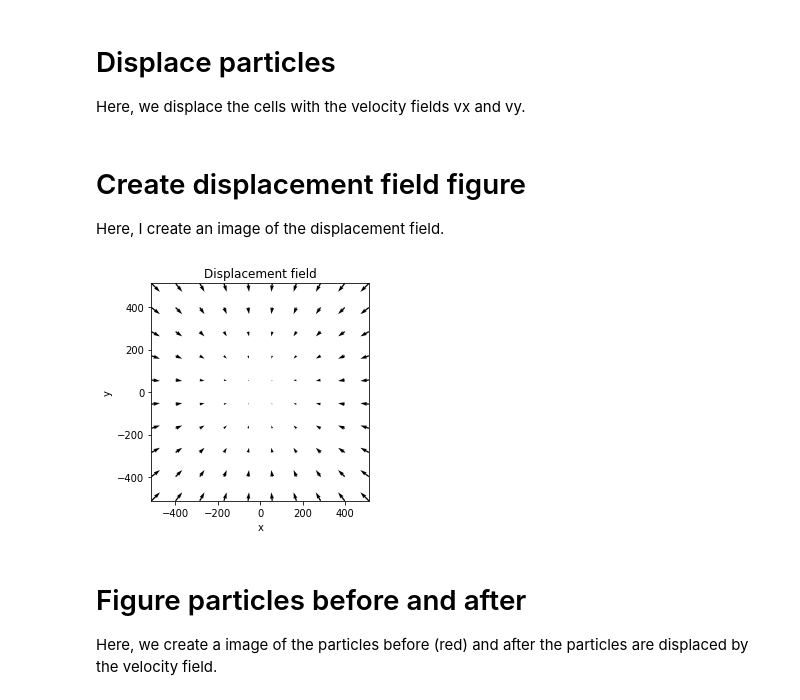
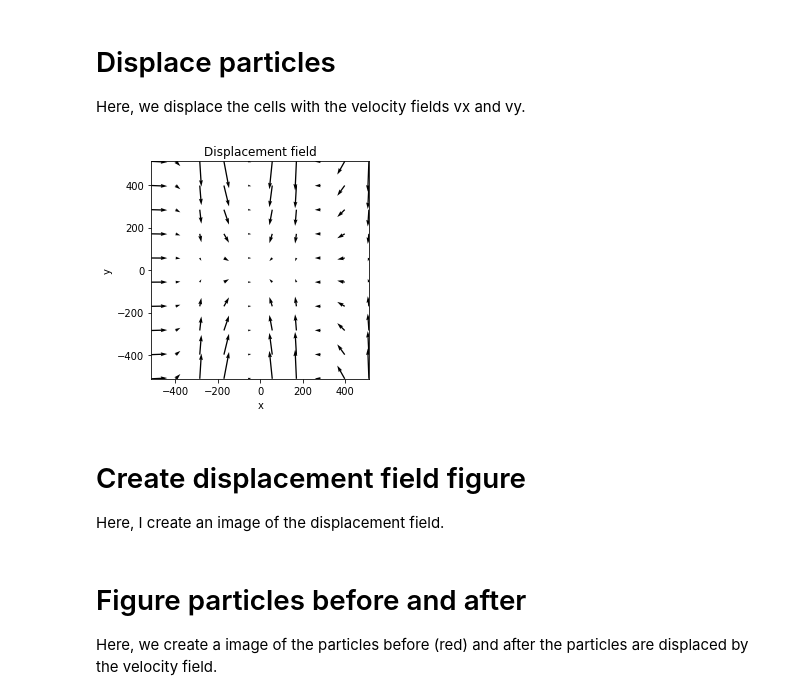
Before and after one commit to rg314/pytraction, a Jupyter notebook: scripts/in_silico_data.ipynb, the cells around one changed output. Cells and saved outputs as stored; diff of their text form; code cells hidden in the pictures.

```diff
--- a/scripts/in_silico_data.ipynb
+++ b/scripts/in_silico_data.ipynb
@@ -21,18 +20,18 @@ Noise_std = 70;          # Standard deviation of the noise
 # Create particles
 Here, we generate N particles randomly and homogeneously distributed in the 2d space.
 # %%
-from numpy import random
-Particles_Pos = random.rand(NoParticles,2)
+import numpy as np
+Particles_Pos = np.random.rand(NoParticles,2)
 Particles_Pos[:, 0] = (Particles_Pos[:,0] -0.5) * (xsize - 200)
 Particles_Pos[:, 1] = (Particles_Pos[:,1] -0.5) * (ysize - 200)
 # %% [markdown]
 # Generate velocity field
 Right now I use a field that attracts the cells to the point (0,0) with the potential V ~ x^2 + y^2. Change vx and vy for other types of displacements, for example rotation around (0,0).
 # %%
-def velocityx(x, y):
-  return -(20 * 2 / xsize) * x; # Alternatively one can use (20 * 2 / xsize) * y
-def velocityy(x, y):
-  return -(20 * 2 / ysize) * y; # Alternatively one can use -(20 * 2 / ysize) * x
+# def velocityx(x, y):
+#   return -(5 * 2 / xsize) * x; # Alternatively one can use (20 * 2 / xsize) * y
+# def velocityy(x, y):
+#   return -(5 * 2 / ysize) * y; # Alternatively one can use -(20 * 2 / ysize) * x
 # %% [markdown]
 # Displace particles
 Here, we displace the cells with the velocity fields vx and vy.
@@ -49,23 +38,54 @@ New_Particles_Pos[:,1] = Particles_Pos[:,1] + vy * dt
+# %%
+def velocityx(x, y):
+  return -(5 * 2 / xsize) * x *np.random.rand(x.shape[0]); # Alternatively one can use (20 * 2 / xsize) * y
+def velocityy(x, y):
+  return -(5 * 2 / ysize) * y * np.random.rand(y.shape[0]); # Alternatively one can use -(20 * 2 / ysize) * x
+
+import numpy as np
+import matplotlib.pyplot as plt
+# Velocities
+vx = velocityx(Particles_Pos[:,0], Particles_Pos[:,1])
+vy = velocityy(Particles_Pos[:,0], Particles_Pos[:,1])
+# Apply velocity fields to particles
+New_Particles_Pos = Particles_Pos * 0;
+New_Particles_Pos[:,0] = Particles_Pos[:,0] + vx * dt
+New_Particles_Pos[:,1] = Particles_Pos[:,1] + vy * dt
+
+
+# Create Displacement field image
+x,y = np.meshgrid(np.linspace(-xsize/2,xsize/2,10),np.linspace(-ysize/2,ysize/2,10))
+vx = dt * velocityx(x,y)
+vy = dt * velocityy(x,y)
+fig = plt.figure()
+ax = fig.add_subplot(111)
+plt.quiver(x,y,vx,vy, angles='xy', scale_units='xy')
+ax.set_aspect('equal')
+plt.xlim([-xsize/2, xsize/2])
+plt.ylim([-ysize/2, ysize/2])
+plt.title("Displacement field")
+plt.xlabel("x")
+plt.ylabel("y")
+plt.savefig('DirectionalField.png', dpi=300)
+# %% [output]
+[figure, added]
 # %% [markdown]
 # Create displacement field figure
 Here, I create an image of the displacement field.
 # %%
-# Create Displacement field image
-x,y = np.meshgrid(np.linspace(-xsize/2,xsize/2,10),np.linspace(-ysize/2,ysize/2,10))
-vx = dt * velocityx(x,y)
-vy = dt * velocityy(x,y)
-fig = plt.figure()
-ax = fig.add_subplot(111)
-plt.quiver(x,y,vx,vy, angles='xy', scale_units='xy', scale=1)
-ax.set_aspect('equal')
-plt.xlim([-xsize/2, xsize/2])
-plt.ylim([-ysize/2, ysize/2])
-plt.title("Displacement field")
-plt.xlabel("x")
-plt.ylabel("y")
-plt.savefig('DirectionalField.png', dpi=300)
+# # Create Displacement field image
+# x,y = np.meshgrid(np.linspace(-xsize/2,xsize/2,10),np.linspace(-ysize/2,ysize/2,10))
+# vx = dt * velocityx(x,y)
+# vy = dt * velocityy(x,y)
+# fig = plt.figure()
+# ax = fig.add_subplot(111)
+# plt.quiver(x,y,vx,vy, angles='xy', scale_units='xy')
+# ax.set_aspect('equal')
+# plt.xlim([-xsize/2, xsize/2])
+# plt.ylim([-ysize/2, ysize/2])
+# plt.title("Displacement field")
+# plt.xlabel("x")
+# plt.ylabel("y")
+# plt.savefig('DirectionalField.png', dpi=300)
-# %% [output]
-[figure, removed]
 # %% [markdown]
 # Figure particles before and after
 Here, we create a image of the particles before (red) and after the particles are displaced by the velocity field.
```
Also changed, not shown: parts of 19 cells of this notebook, 4 other files.
